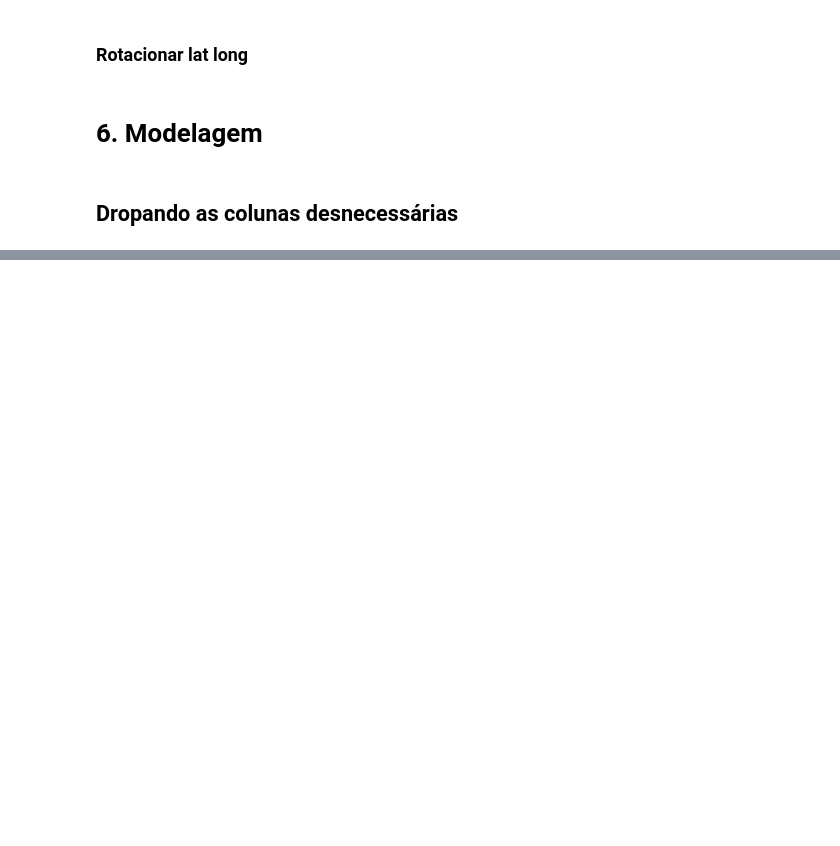
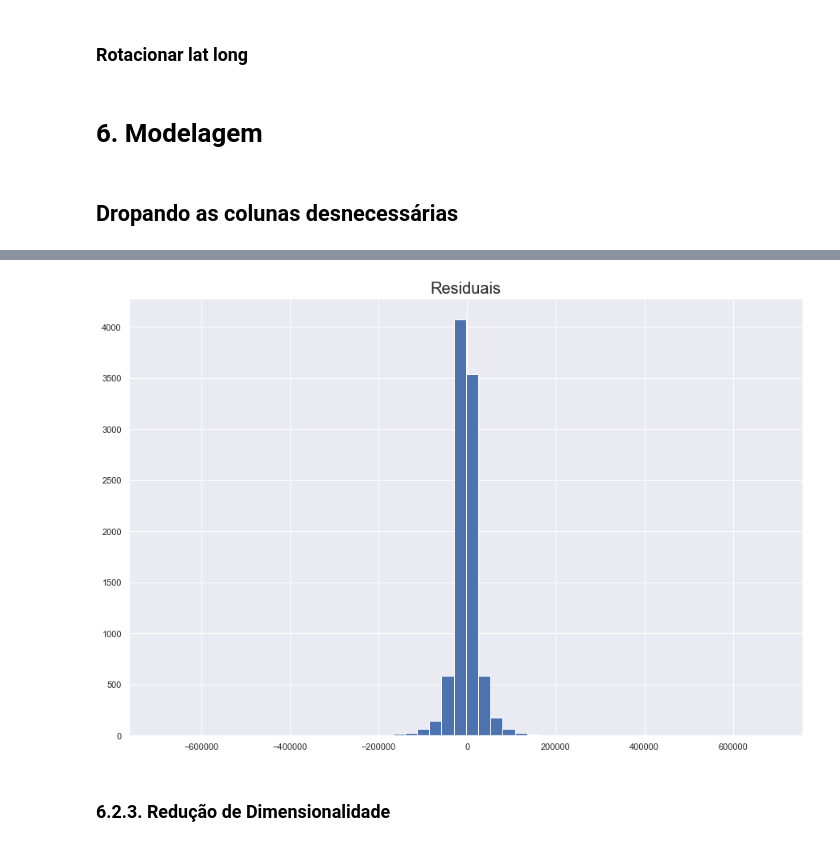
Before and after one commit to lucas-hattori-costa/Hackathon, a Jupyter notebook: Hackathon Big Data.ipynb, the cells around one changed output, grey strips where cells are left out. Drawn from its saved outputs; the diff is of its cells as text; code cells hidden in the pictures; blank space fills up the shorter version.

```diff
--- a/Hackathon Big Data.ipynb
+++ b/Hackathon Big Data.ipynb
@@ -1097,0 +1160,9 @@ df4
+# %%
+# residual
+residuals = np.array(y_test['receita']) - y_pred
+_ = pd.Series(residuals).hist(bins = 50)
+_ = plt.title('Residuais', fontsize = 20)
+# %% [output]
+[figure, added]
+# %% [markdown]
+### 6.2.3. Redução de Dimensionalidade
```
Also changed, not shown: parts of 30 cells of this notebook.
